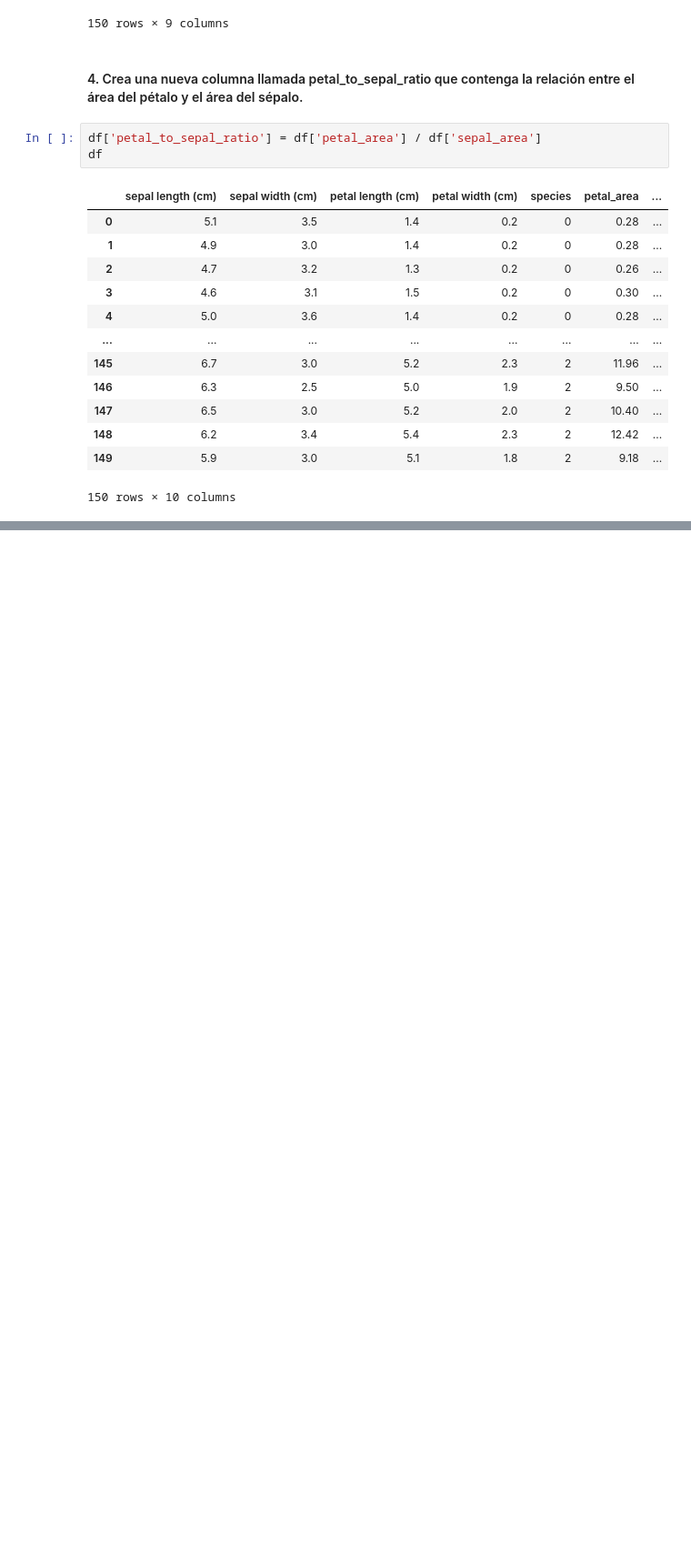
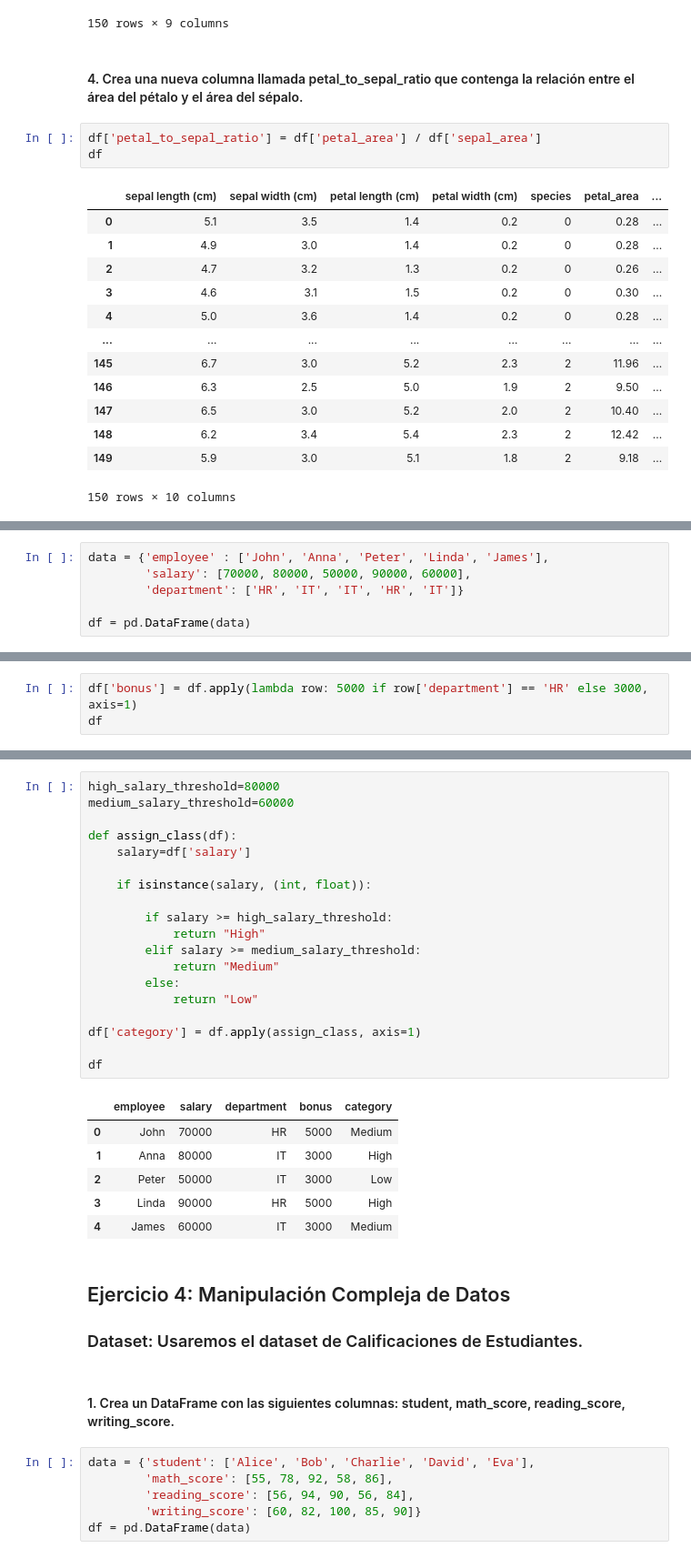
Before and after one commit to DiegoLerma/Pandas-Practice-Exercises, a Jupyter notebook: pandas_exercices.ipynb, the cells around one changed output, grey strips where cells are left out. Shown: that part at 91% size. Saved outputs shown, nothing was run; the diff lists cells and outputs as text; blank space fills up the shorter version.

Commit message:
Ejercicios resueltos

```diff
--- a/pandas_exercices.ipynb
+++ b/pandas_exercices.ipynb
@@ -167,0 +174,6 @@ df
+# %%
+data = {'employee' : ['John', 'Anna', 'Peter', 'Linda', 'James'],
+        'salary': [70000, 80000, 50000, 90000, 60000],
+        'department': ['HR', 'IT', 'IT', 'HR', 'IT']}
+
+df = pd.DataFrame(data)
@@ -167,0 +182,3 @@ df
+# %%
+df['bonus'] = df.apply(lambda row: 5000 if row['department'] == 'HR' else 3000, axis=1)
+df
@@ -167,0 +201,38 @@ df
+# %%
+high_salary_threshold=80000
+medium_salary_threshold=60000
+
+def assign_class(df):
+    salary=df['salary']
+
+    if isinstance(salary, (int, float)):
+
+        if salary >= high_salary_threshold:
+            return "High"
+        elif salary >= medium_salary_threshold:
+            return "Medium"
+        else:
+            return "Low"
+
+df['category'] = df.apply(assign_class, axis=1)
+
+df
+# %% [output]
+|  | employee | salary | department | bonus | category |
+| 0 | John | 70000 | HR | 5000 | Medium |
+| 1 | Anna | 80000 | IT | 3000 | High |
+| 2 | Peter | 50000 | IT | 3000 | Low |
+| 3 | Linda | 90000 | HR | 5000 | High |
+| 4 | James | 60000 | IT | 3000 | Medium |
+# %% [markdown]
+## Ejercicio 4: Manipulación Compleja de Datos
+
+### Dataset: Usaremos el dataset de Calificaciones de Estudiantes.
+# %% [markdown]
+#### 1. Crea un DataFrame con las siguientes columnas: student, math_score, reading_score, writing_score.
+# %%
+data = {'student': ['Alice', 'Bob', 'Charlie', 'David', 'Eva'],
+        'math_score': [55, 78, 92, 58, 86],
+        'reading_score': [56, 94, 90, 56, 84],
+        'writing_score': [60, 82, 100, 85, 90]}
+df = pd.DataFrame(data)
```
Also changed, not shown: parts of 12 cells of this notebook.
